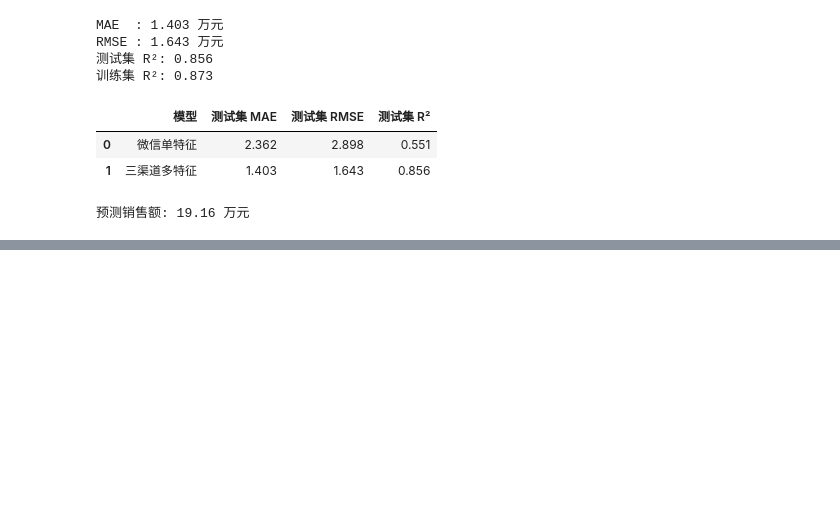
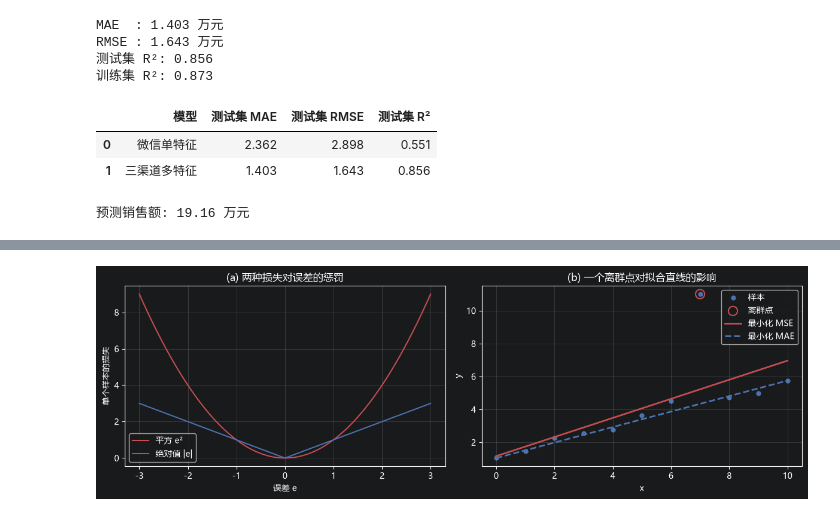
Before and after one commit to GIT-YOYOYO/Machine-Learning, a Jupyter notebook: notebooks/线性回归笔记.ipynb, the cells around one changed output, grey strips where cells are left out. Drawn from its saved outputs; the diff is of its cells as text; code cells hidden in the pictures; blank space fills up the shorter version.

```diff
--- a/notebooks/线性回归笔记.ipynb
+++ b/notebooks/线性回归笔记.ipynb
@@ -362,0 +462,41 @@ print(f"预测销售额: {predicted_sales:.2f} 万元")
+# %%
+# 图 4-2：MSE 与 MAE 的对比（右图用模拟数据展示离群点的影响）
+from sklearn.linear_model import QuantileRegressor
+
+fig, axes = plt.subplots(1, 2, figsize=(12, 4))
+
+# (a) 两种损失对误差的惩罚
+errors = np.linspace(-3, 3, 400)
+axes[0].plot(errors, errors ** 2, color="#C44E52", label="平方 e²")
+axes[0].plot(errors, np.abs(errors), color="#4C72B0", label="绝对值 |e|")
+axes[0].set_xlabel("误差 e")
+axes[0].set_ylabel("单个样本的损失")
+axes[0].set_title("(a) 两种损失对误差的惩罚")
+axes[0].legend()
+axes[0].grid(alpha=0.3)
+
+# (b) 一个离群点对拟合直线的影响
+rng = np.random.default_rng(0)
+x_demo = np.arange(11, dtype=float)
+y_demo = 0.5 * x_demo + 1 + rng.normal(0, 0.4, size=x_demo.size)
+y_demo[7] = 11.0  # 人为加入一个离群点
+X_demo = x_demo.reshape(-1, 1)
+
+mse_model = LinearRegression().fit(X_demo, y_demo)
+mae_model = QuantileRegressor(quantile=0.5, alpha=0, solver="highs").fit(X_demo, y_demo)
+
+axes[1].scatter(x_demo, y_demo, s=25, color="#4C72B0", label="样本")
+axes[1].scatter([7], [11], s=120, facecolors="none", edgecolors="#C44E52", linewidth=1.5, label="离群点")
+xx = np.linspace(0, 10, 100).reshape(-1, 1)
+axes[1].plot(xx, mse_model.predict(xx), color="#C44E52", linewidth=2, label="最小化 MSE")
+axes[1].plot(xx, mae_model.predict(xx), color="#4C72B0", linestyle="--", linewidth=2, label="最小化 MAE")
+axes[1].set_xlabel("x")
+axes[1].set_ylabel("y")
+axes[1].set_title("(b) 一个离群点对拟合直线的影响")
+axes[1].legend()
+axes[1].grid(alpha=0.3)
+
+plt.tight_layout()
+plt.show()
+# %% [output]
+[figure, added]
```
Also changed, not shown: parts of 15 cells of this notebook, 3 other files.
